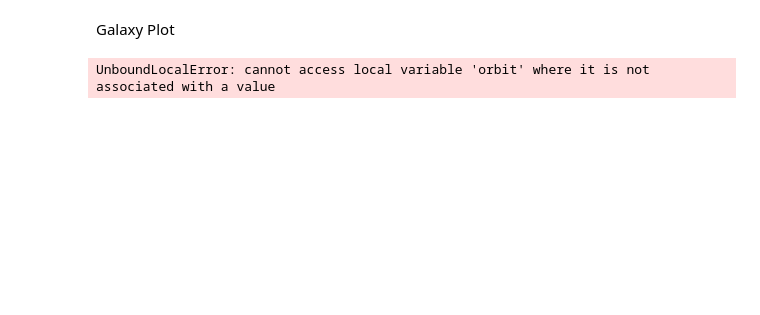
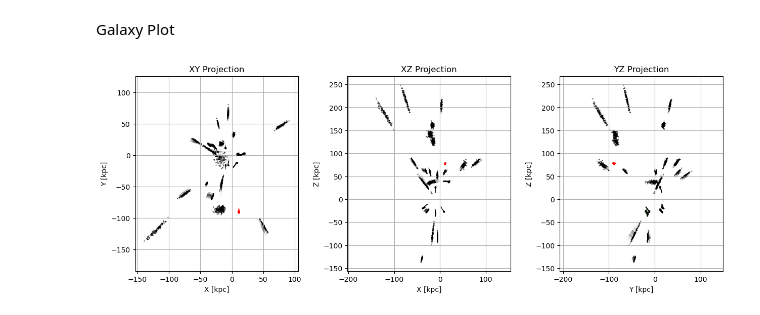
Before and after one commit to HaydenTedrake/HPV_project, a Jupyter notebook: Results/CraterII+HVS14.ipynb, the cells around one changed output. Drawn from its saved outputs; the diff is of its cells as text; code cells hidden in the pictures; blank space fills up the shorter version.

Commit message:
added all of the dwarf galaxies

```diff
--- a/Results/CraterII+HVS14.ipynb
+++ b/Results/CraterII+HVS14.ipynb
@@ -174,6 +472,22 @@ min14 = 366.5427377870987
 
 orbits = calculate_orbits(dict14, hvs14_ics, min14)
 dwarf_orbits = calculate_orbits(dwarf_dict, dwarf_ics, min14)
+
+galaxy_orbits = []
+for galaxy in other_galaxies:
+    SkyCoord = coord.SkyCoord(
+        ra=galaxy['ra'] * u.degree,
+        dec=galaxy['dec'] * u.degree,
+        distance=galaxy['dist'] * u.kpc,
+        pm_ra_cosdec=galaxy['pmra'] * (u.mas / u.yr),
+        pm_dec=galaxy['pmdec'] * (u.mas / u.yr),
+        radial_velocity=galaxy['rv'] * (u.km / u.s),
+        frame="icrs"
+    )
+    GC = SkyCoord.transform_to(coord.Galactocentric)
+    ics = gd.PhaseSpacePosition(pos=GC.cartesian.xyz, vel=GC.velocity.d_xyz)
+    orbits = calculate_orbits(galaxy, ics, min14)
+    galaxy_orbits.append(orbits)
 
 n_orbits = len(orbits)
 colors = cm.viridis(np.linspace(0, 1, n_orbits))
@@ -189,8 +503,13 @@ for i, orbit in enumerate(orbits):
     ax_xy.scatter(pos[0, -1], pos[1, -1], color=colors[i], marker='o', s=0.5)
 for orbit in dwarf_orbits:
     pos = orbit.pos.xyz.value
-    plt.plot(pos[0], pos[1], color='black', lw=0.1, alpha=0.5)
-    plt.scatter(pos[0, -1], pos[1, -1], color='black', marker='o', s=0.2)
+    plt.plot(pos[0], pos[1], color='red', lw=0.1, alpha=0.5)
+    plt.scatter(pos[0, -1], pos[1, -1], color='red', marker='o', s=0.2)
+for galaxy_orbit in galaxy_orbits:
+    for orbit in galaxy_orbit:
+        pos = orbit.pos.xyz.value
+        plt.plot(pos[0], pos[1], color='black', lw=0.1, alpha=0.5)
+        plt.scatter(pos[0, -1], pos[1, -1], color='black', marker='o', s=0.2)
 ax_xy.set_xlabel('X [kpc]')
 ax_xy.set_ylabel('Y [kpc]')
 ax_xy.set_title('XY Projection')
@@ -201,35 +520,45 @@ ax_xy.grid(True)
 ax_xz = fig.add_subplot(gs[0, 1])
 for i, orbit in enumerate(orbits):
     pos = orbit.pos.xyz.value
     ax_xz.plot(pos[0], pos[2], color=colors[i], lw=0.1, alpha=0.7)
     ax_xz.scatter(pos[0, -1], pos[2, -1], color=colors[i], marker='o', s=0.5)
 for orbit in dwarf_orbits:
     pos = orbit.pos.xyz.value
-    plt.plot(pos[0], pos[2], color='black', lw=0.1, alpha=0.5)
-    plt.scatter(pos[0, -1], pos[2, -1], color='black', marker='o', s=0.2)
+    plt.plot(pos[0], pos[2], color='red', lw=0.1, alpha=0.5)
+    plt.scatter(pos[0, -1], pos[2, -1], color='red', marker='o', s=0.2)
+for galaxy_orbit in galaxy_orbits:
+    for orbit in galaxy_orbit:
+        pos = orbit.pos.xyz.value
+        plt.plot(pos[0], pos[2], color='black', lw=0.1, alpha=0.5)
+        plt.scatter(pos[0, -1], pos[2, -1], color='black', marker='o', s=0.2)
 ax_xz.set_xlabel('X [kpc]')
 ax_xz.set_ylabel('Z [kpc]')
 ax_xz.set_title('XZ Projection')
 ax_xz.axis('equal')
 ax_xz.grid(True)
 
 # YZ
 ax_yz = fig.add_subplot(gs[0, 2])
 for i, orbit in enumerate(orbits):
     pos = orbit.pos.xyz.value
     ax_yz.plot(pos[1], pos[2], color=colors[i], lw=0.1, alpha=0.7)
     ax_yz.scatter(pos[1, -1], pos[2, -1], color=colors[i], marker='o', s=0.5)
 for orbit in dwarf_orbits:
     pos = orbit.pos.xyz.value
-    plt.plot(pos[1], pos[2], color='black', lw=0.1, alpha=0.5)
-    plt.scatter(pos[1, -1], pos[2, -1], color='black', marker='o', s=0.2)
+    plt.plot(pos[1], pos[2], color='red', lw=0.1, alpha=0.5)
+    plt.scatter(pos[1, -1], pos[2, -1], color='red', marker='o', s=0.2)
+for galaxy_orbit in galaxy_orbits:
+    for orbit in galaxy_orbit:
+        pos = orbit.pos.xyz.value
+        plt.plot(pos[1], pos[2], color='black', lw=0.1, alpha=0.5)
+        plt.scatter(pos[1, -1], pos[2, -1], color='black', marker='o', s=0.2)
 ax_yz.set_xlabel('Y [kpc]')
 ax_yz.set_ylabel('Z [kpc]')
 ax_yz.set_title('YZ Projection')
 ax_yz.axis('equal')
 ax_yz.grid(True)
 
 plt.tight_layout(rect=[0, 0, 1, 0.95])
 plt.show()
 # %% [output]
-UnboundLocalError: cannot access local variable 'orbit' where it is not associated with a value
+[figure, added]
```
Also changed, not shown: parts of 4 cells of this notebook.
